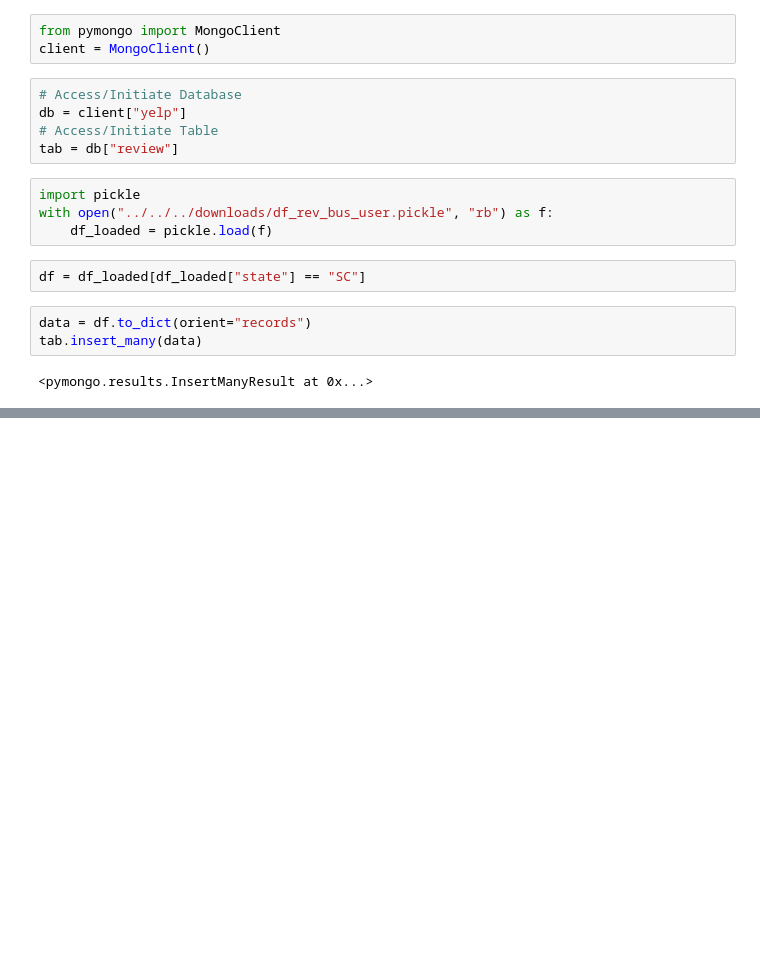
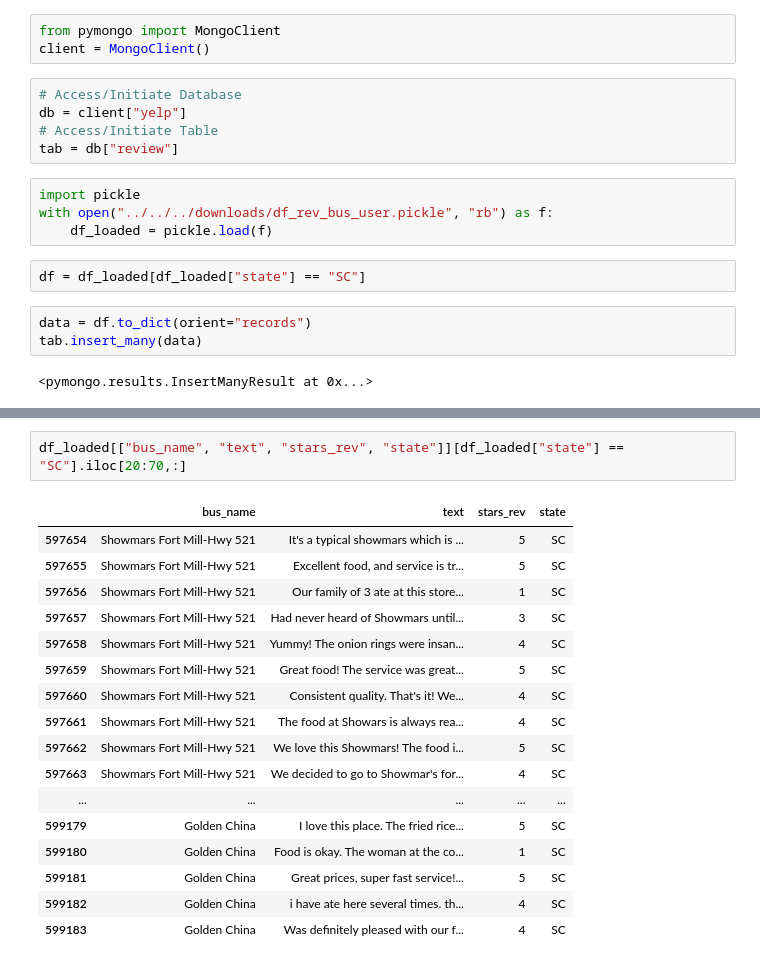
Before and after one commit to Chibuzor44/dsi-capstone, a Jupyter notebook: pipeline.ipynb, the cells around one changed output, grey strips where cells are left out. Cells and saved outputs as stored; diff of their text form; blank space fills up the shorter version.

Commit message:
loaded records for SC into monogdb

```diff
--- a/pipeline.ipynb
+++ b/pipeline.ipynb
@@ -44,0 +88,20 @@ tab.insert_many(data)
+# %%
+df_loaded[["bus_name", "text", "stars_rev", "state"]][df_loaded["state"] == "SC"].iloc[20:70,:]
+# %% [output]
+|  | bus_name | text | stars_rev | state |
+| 597654 | Showmars Fort Mill-Hwy 521 | It's a typical showmars which is ... | 5 | SC |
+| 597655 | Showmars Fort Mill-Hwy 521 | Excellent food, and service is tr... | 5 | SC |
+| 597656 | Showmars Fort Mill-Hwy 521 | Our family of 3 ate at this store... | 1 | SC |
+| 597657 | Showmars Fort Mill-Hwy 521 | Had never heard of Showmars until... | 3 | SC |
+| 597658 | Showmars Fort Mill-Hwy 521 | Yummy! The onion rings were insan... | 4 | SC |
+| 597659 | Showmars Fort Mill-Hwy 521 | Great food! The service was great... | 5 | SC |
+| 597660 | Showmars Fort Mill-Hwy 521 | Consistent quality. That's it! We... | 4 | SC |
+| 597661 | Showmars Fort Mill-Hwy 521 | The food at Showars is always rea... | 4 | SC |
+| 597662 | Showmars Fort Mill-Hwy 521 | We love this Showmars! The food i... | 5 | SC |
+| 597663 | Showmars Fort Mill-Hwy 521 | We decided to go to Showmar's for... | 4 | SC |
+| ... | ... | ... | ... | ... |
+| 599179 | Golden China | I love this place. The fried rice... | 5 | SC |
+| 599180 | Golden China | Food is okay. The woman at the co... | 1 | SC |
+| 599181 | Golden China | Great prices, super fast service!... | 5 | SC |
+| 599182 | Golden China | i have ate here several times. th... | 4 | SC |
+| 599183 | Golden China | Was definitely pleased with our f... | 4 | SC |
```
Also changed, not shown: parts of 20 cells of this notebook.
